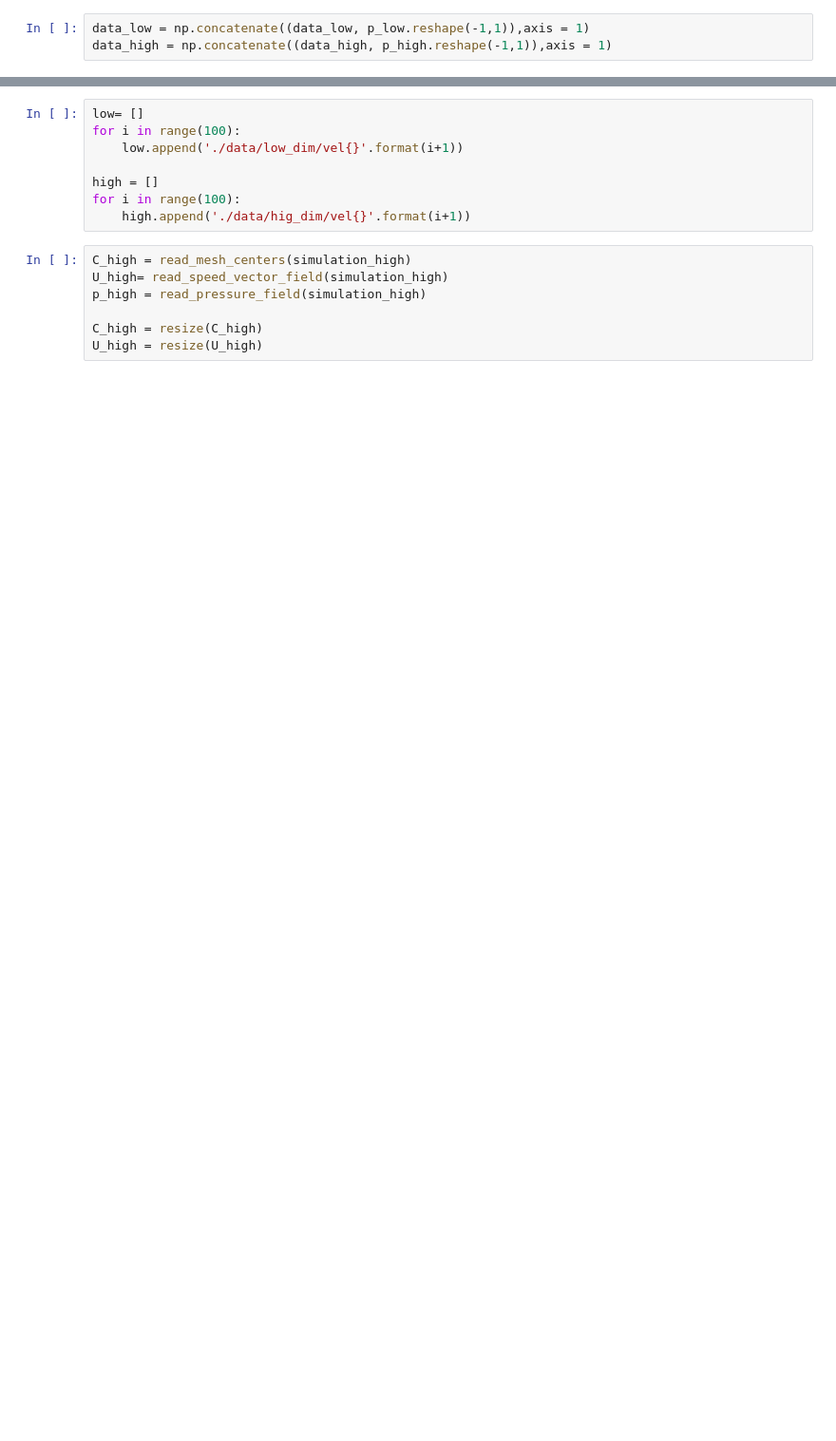
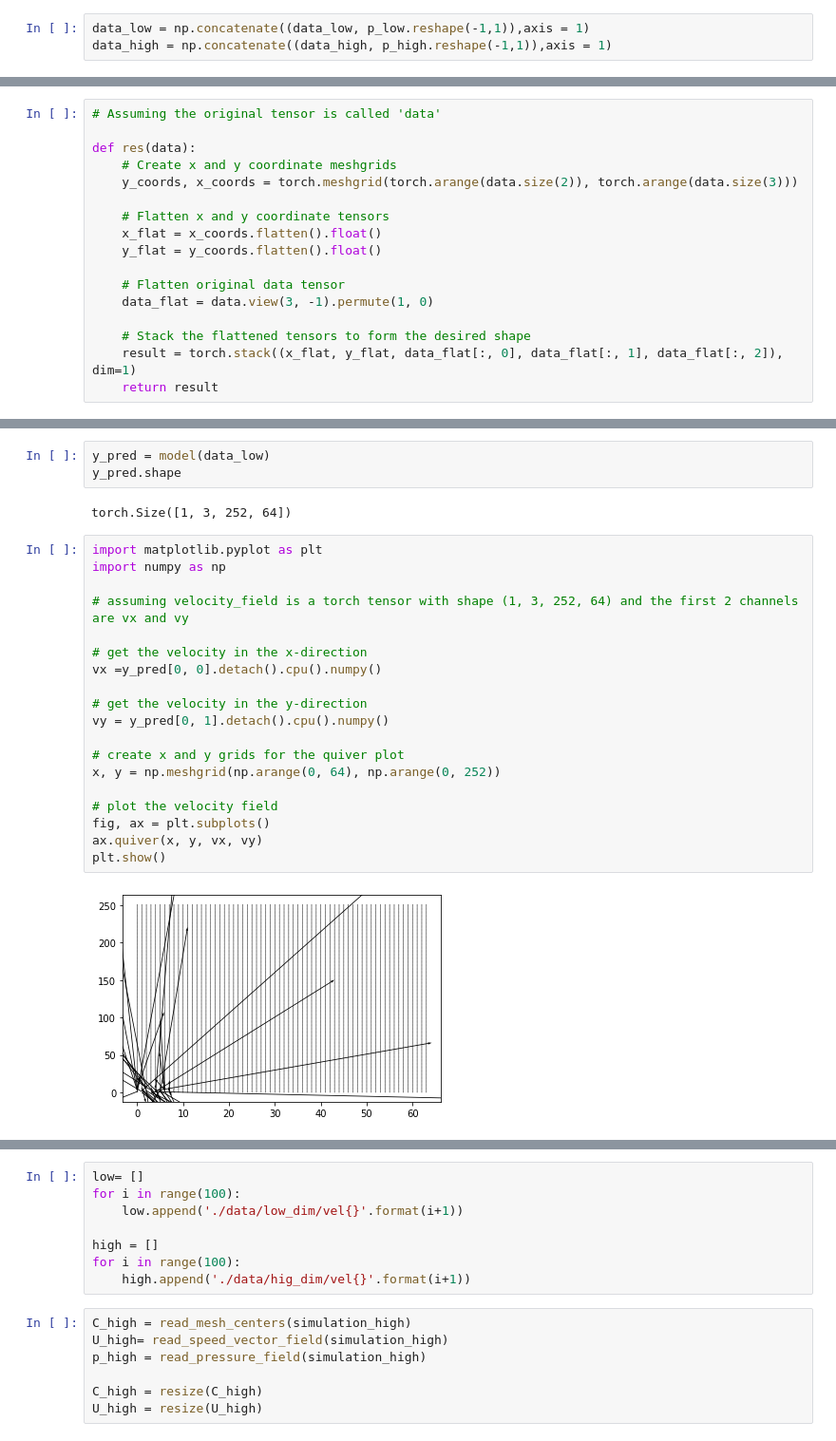
Before and after one commit to KozlovKY/Increasing-the-resolution-aerodynamic-fields, a Jupyter notebook: base_model.ipynb, the cells around one changed output, grey strips where cells are left out. Shown: that part at 95% size. Drawn from its saved outputs; the diff is of its cells as text; blank space fills up the shorter version.

```diff
--- a/base_model.ipynb
+++ b/base_model.ipynb
@@ -247,0 +130,17 @@ def forward(self, input_data):
+# %%
+# Assuming the original tensor is called 'data'
+
+def res(data):
+    # Create x and y coordinate meshgrids
+    y_coords, x_coords = torch.meshgrid(torch.arange(data.size(2)), torch.arange(data.size(3)))
+
+    # Flatten x and y coordinate tensors
+    x_flat = x_coords.flatten().float()
+    y_flat = y_coords.flatten().float()
+
+    # Flatten original data tensor
+    data_flat = data.view(3, -1).permute(1, 0)
+
+    # Stack the flattened tensors to form the desired shape
+    result = torch.stack((x_flat, y_flat, data_flat[:, 0], data_flat[:, 1], data_flat[:, 2]), dim=1)
+    return result
@@ -247,0 +260,26 @@ def forward(self, input_data):
+# %%
+y_pred = model(data_low)
+y_pred.shape
+# %% [output]
+torch.Size([1, 3, 252, 64])
+# %%
+import matplotlib.pyplot as plt
+import numpy as np
+
+# assuming velocity_field is a torch tensor with shape (1, 3, 252, 64) and the first 2 channels are vx and vy
+
+# get the velocity in the x-direction
+vx =y_pred[0, 0].detach().cpu().numpy()
+
+# get the velocity in the y-direction
+vy = y_pred[0, 1].detach().cpu().numpy()
+
+# create x and y grids for the quiver plot
+x, y = np.meshgrid(np.arange(0, 64), np.arange(0, 252))
+
+# plot the velocity field
+fig, ax = plt.subplots()
+ax.quiver(x, y, vx, vy)
+plt.show()
+# %% [output]
+[figure, added]
```
Also changed, not shown: parts of 21 cells of this notebook, 3 other files.
